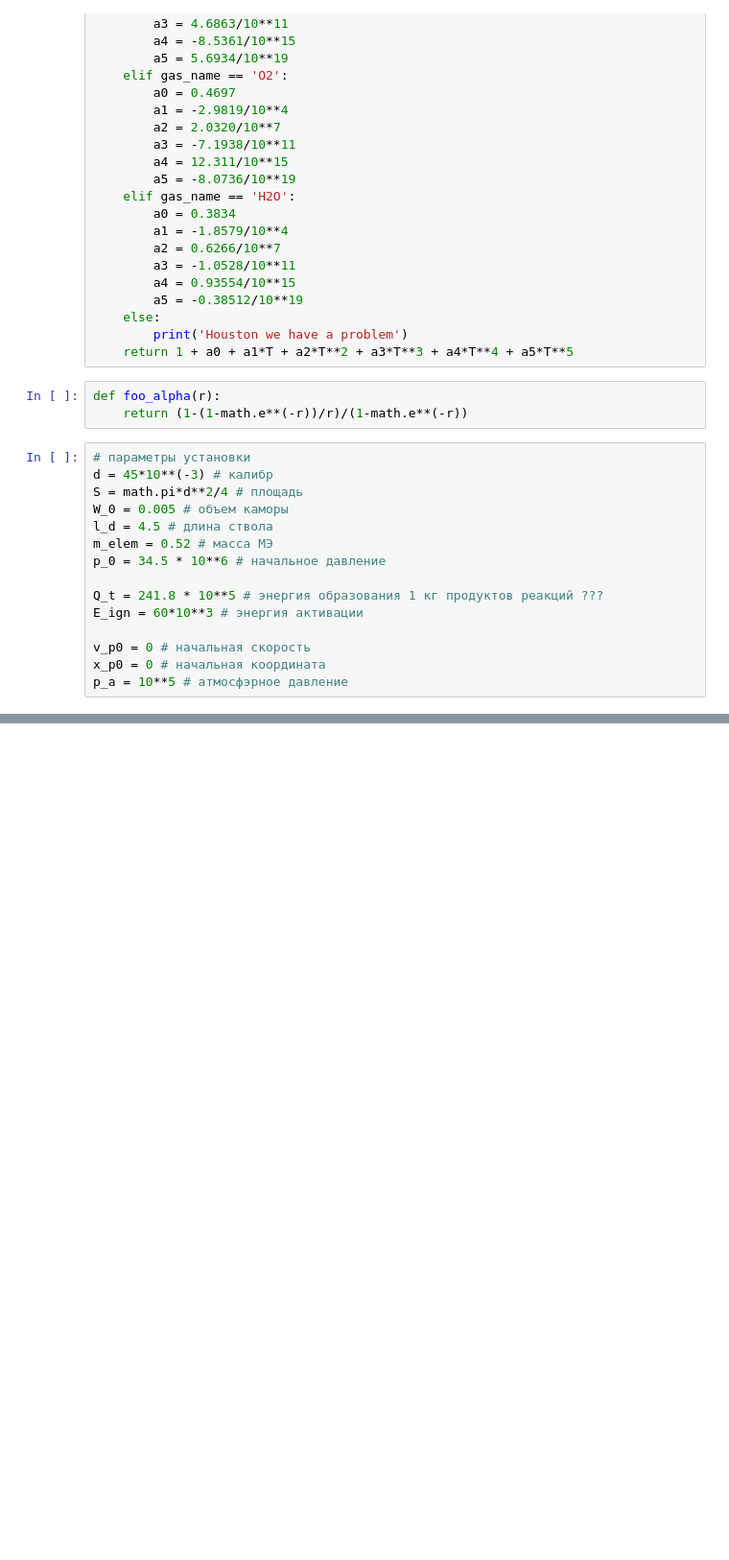
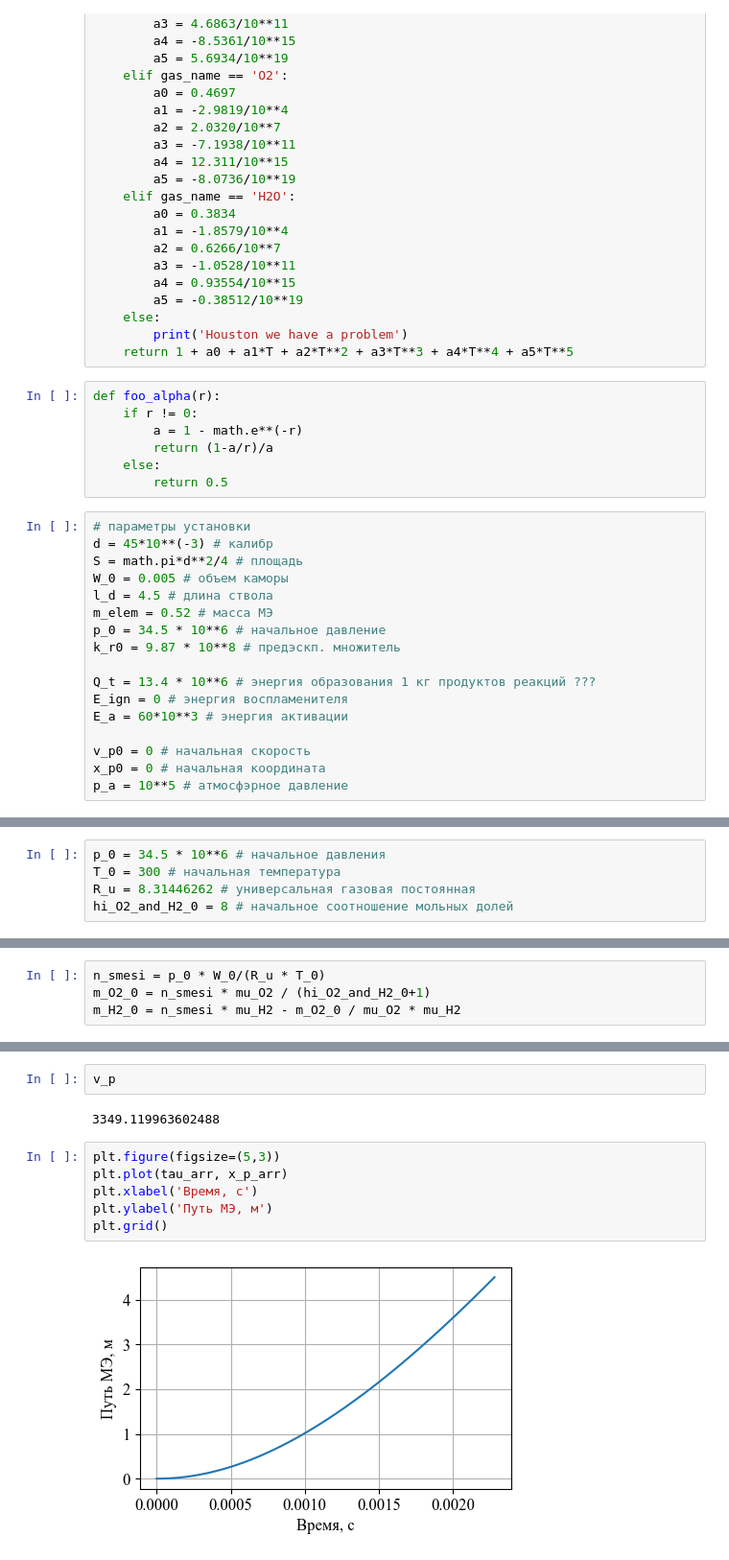
Before and after one commit to SamoilovSD/new_ballistic, a Jupyter notebook: new_ballistic_system.ipynb, the cells around one changed output, grey strips where cells are left out. Shown at 96% size. Saved outputs shown, nothing was run; the diff lists cells and outputs as text; blank space fills up the shorter version.

```diff
--- a/new_ballistic_system.ipynb
+++ b/new_ballistic_system.ipynb
@@ -38,7 +41,11 @@ def foo_k(T, gas_name):
     return 1 + a0 + a1*T + a2*T**2 + a3*T**3 + a4*T**4 + a5*T**5
 # %%
 def foo_alpha(r):
-    return (1-(1-math.e**(-r))/r)/(1-math.e**(-r))
+    if r != 0:
+        a = 1 - math.e**(-r)
+        return (1-a/r)/a
+    else:
+        return 0.5
 # %%
 # параметры установки
 d = 45*10**(-3) # калибр
@@ -47,9 +54,11 @@ W_0 = 0.005 # объем каморы
 l_d = 4.5 # длина ствола
 m_elem = 0.52 # масса МЭ
 p_0 = 34.5 * 10**6 # начальное давление
+k_r0 = 9.87 * 10**8 # предэскп. множитель
 
-Q_t = 241.8 * 10**5 # энергия образования 1 кг продуктов реакций ???
-E_ign = 60*10**3 # энергия активации
+Q_t = 13.4 * 10**6 # энергия образования 1 кг продуктов реакций ???
+E_ign = 0 # энергия воспламенителя
+E_a = 60*10**3 # энергия активации
 
 v_p0 = 0 # начальная скорость
 x_p0 = 0 # начальная координата
@@ -57,2 +70,7 @@ p_a = 10**5 # атмосфэрное давление
+# %%
+p_0 = 34.5 * 10**6 # начальное давления
+T_0 = 300 # начальная температура
+R_u = 8.31446262 # универсальная газовая постоянная
+hi_O2_and_H2_0 = 8 # начальное соотношение мольных долей
 # %%
 # термодинамика
@@ -81,0 +97,4 @@ C_H2O_0 = 0 # нет продуктов реакции в начальный м
+# %%
+n_smesi = p_0 * W_0/(R_u * T_0)
+m_O2_0 = n_smesi * mu_O2 / (hi_O2_and_H2_0+1)
+m_H2_0 = n_smesi * mu_H2 - m_O2_0 / mu_O2 * mu_H2
@@ -188,0 +230,12 @@ while x_p <= l_d: # условие цикла, пока МЭ не покинул
+# %%
+v_p
+# %% [output]
+3349.119963602488
+# %%
+plt.figure(figsize=(5,3))
+plt.plot(tau_arr, x_p_arr)
+plt.xlabel('Время, с')
+plt.ylabel('Путь МЭ, м')
+plt.grid()
+# %% [output]
+[figure, added]
```
Also changed, not shown: parts of 10 cells of this notebook.
